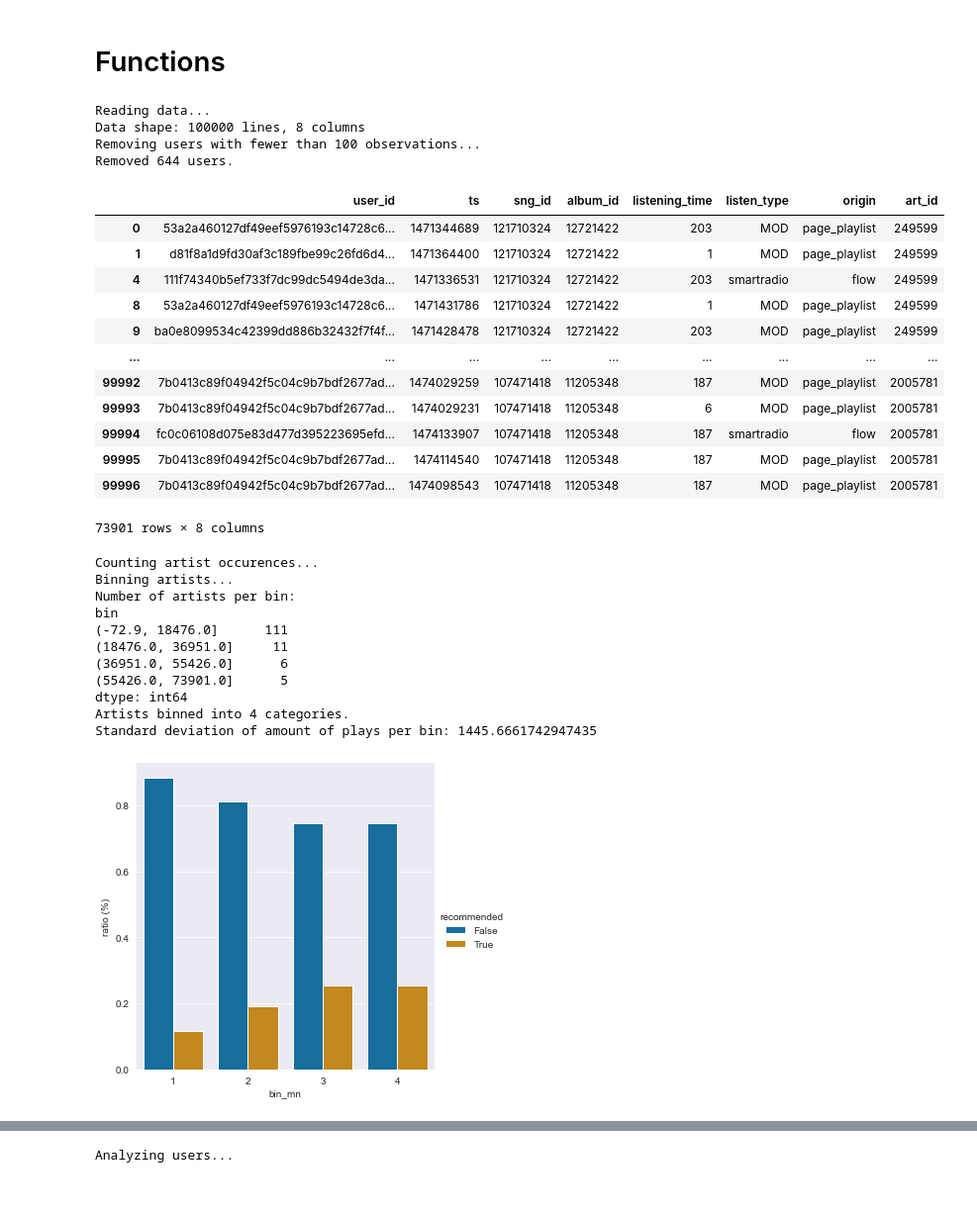
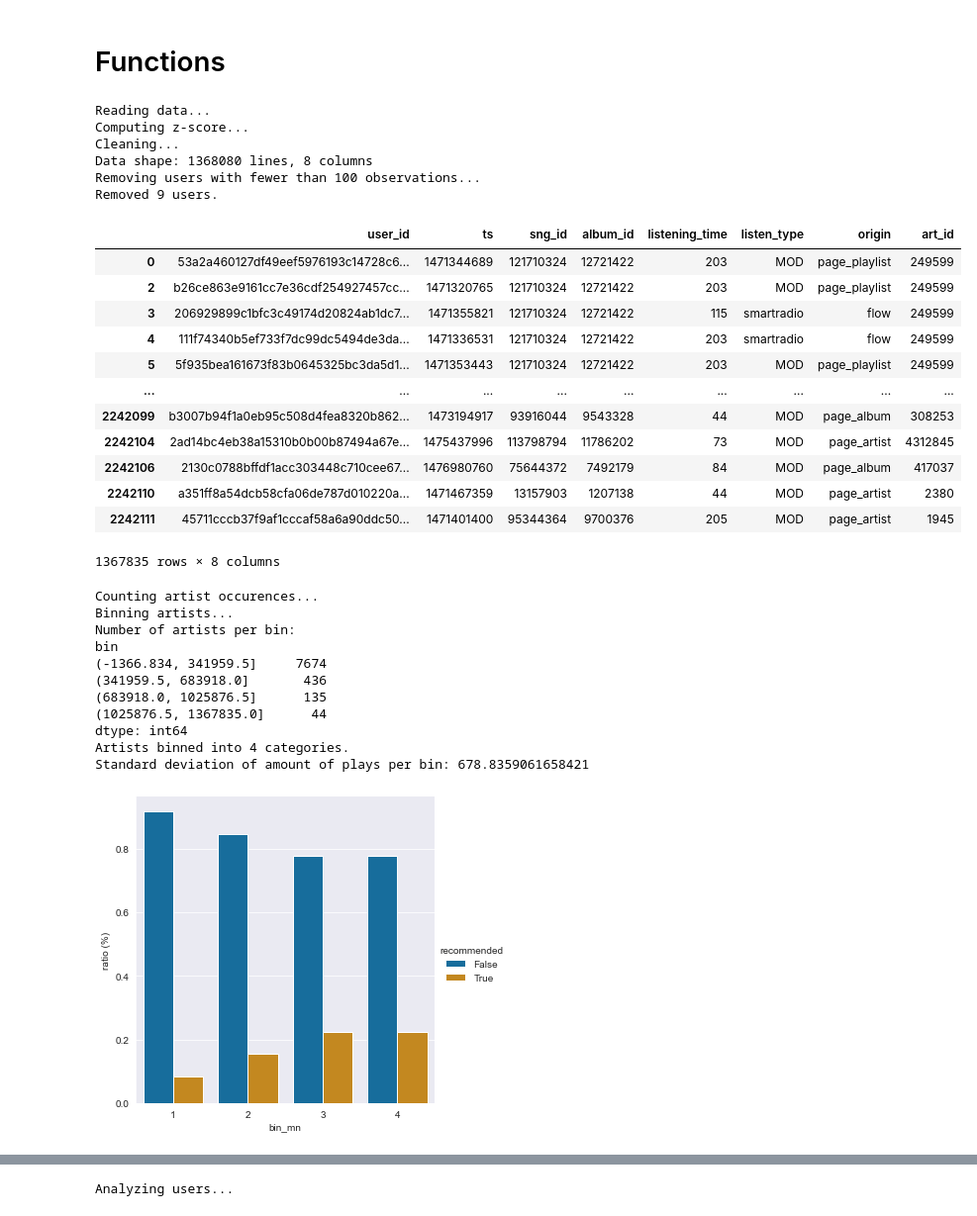
Before and after one commit to QuVil/cmb-recommendation, a Jupyter notebook: src/analysis/mainstream_tests.ipynb, the cells around one changed output, grey strips where cells are left out. Shown at 99% size. Saved outputs shown, nothing was run; the diff lists cells and outputs as text; code cells hidden in the pictures.

```diff
--- a/src/analysis/mainstream_tests.ipynb
+++ b/src/analysis/mainstream_tests.ipynb
@@ -85,35 +85,37 @@ sns.set_palette(sns.color_palette("colorblind"))
 sns.set_style("darkgrid")
 # %%
 print("Reading data...")
-raw_data = pd.read_csv(FILE_NAME).head(100000)
-# raw_data = clean_data(raw_data, z_threshold=3)
+raw_data = pd.read_csv(FILE_NAME)#.head(100000)
+raw_data = clean_data(raw_data, z_threshold=3)
 print(f"Data shape: {raw_data.shape[0]} lines, {raw_data.shape[1]} columns")
 
 print(f"Removing users with fewer than {MIN_OBS} observations...")
 remove_idx = raw_data.groupby(["user_id"]).size()
 remove_idx = remove_idx[remove_idx < MIN_OBS].index.unique()
 
 raw_data = raw_data[~raw_data.user_id.isin(remove_idx)]
 print(f"Removed {len(remove_idx)} users.")
 raw_data
 # %% [output]
 Reading data...
-Data shape: 100000 lines, 8 columns
+Computing z-score...
+Cleaning...
+Data shape: 1368080 lines, 8 columns
 Removing users with fewer than 100 observations...
-Removed 644 users.
+Removed 9 users.
 |  | user_id | ts | sng_id | album_id | listening_time | listen_type | origin | art_id |
 | 0 | 53a2a460127df49eef5976193c14728c6... | 1471344689 | 121710324 | 12721422 | 203 | MOD | page_playlist | 249599 |
-| 1 | d81f8a1d9fd30af3c189fbe99c26fd6d4... | 1471364400 | 121710324 | 12721422 | 1 | MOD | page_playlist | 249599 |
+| 2 | b26ce863e9161cc7e36cdf254927457cc... | 1471320765 | 121710324 | 12721422 | 203 | MOD | page_playlist | 249599 |
+| 3 | 206929899c1bfc3c49174d20824ab1dc7... | 1471355821 | 121710324 | 12721422 | 115 | smartradio | flow | 249599 |
 | 4 | 111f74340b5ef733f7dc99dc5494de3da... | 1471336531 | 121710324 | 12721422 | 203 | smartradio | flow | 249599 |
-| 8 | 53a2a460127df49eef5976193c14728c6... | 1471431786 | 121710324 | 12721422 | 1 | MOD | page_playlist | 249599 |
-| 9 | ba0e8099534c42399dd886b32432f7f4f... | 1471428478 | 121710324 | 12721422 | 203 | MOD | page_playlist | 249599 |
+| 5 | 5f935bea161673f83b0645325bc3da5d1... | 1471353443 | 121710324 | 12721422 | 203 | MOD | page_playlist | 249599 |
 | ... | ... | ... | ... | ... | ... | ... | ... | ... |
-| 99992 | 7b0413c89f04942f5c04c9b7bdf2677ad... | 1474029259 | 107471418 | 11205348 | 187 | MOD | page_playlist | 2005781 |
-| 99993 | 7b0413c89f04942f5c04c9b7bdf2677ad... | 1474029231 | 107471418 | 11205348 | 6 | MOD | page_playlist | 2005781 |
-| 99994 | fc0c06108d075e83d477d395223695efd... | 1474133907 | 107471418 | 11205348 | 187 | smartradio | flow | 2005781 |
-| 99995 | 7b0413c89f04942f5c04c9b7bdf2677ad... | 1474114540 | 107471418 | 11205348 | 187 | MOD | page_playlist | 2005781 |
-| 99996 | 7b0413c89f04942f5c04c9b7bdf2677ad... | 1474098543 | 107471418 | 11205348 | 187 | MOD | page_playlist | 2005781 |
+| 2242099 | b3007b94f1a0eb95c508d4fea8320b862... | 1473194917 | 93916044 | 9543328 | 44 | MOD | page_album | 308253 |
+| 2242104 | 2ad14bc4eb38a15310b0b00b87494a67e... | 1475437996 | 113798794 | 11786202 | 73 | MOD | page_artist | 4312845 |
+| 2242106 | 2130c0788bffdf1acc303448c710cee67... | 1476980760 | 75644372 | 7492179 | 84 | MOD | page_album | 417037 |
+| 2242110 | a351ff8a54dcb58cfa06de787d010220a... | 1471467359 | 13157903 | 1207138 | 44 | MOD | page_artist | 2380 |
+| 2242111 | 45711cccb37f9af1cccaf58a6a90ddc50... | 1471401400 | 95344364 | 9700376 | 205 | MOD | page_artist | 1945 |
-73901 rows × 8 columns
+1367835 rows × 8 columns
 # %%
 # Bin artists together
 artist_data = bin_artists(raw_data, BIN_AMNT, SEPARATE_RECO)
@@ -124,13 +126,13 @@ Counting artist occurences...
 Binning artists...
 Number of artists per bin:
 bin
-(-72.9, 18476.0]      111
-(18476.0, 36951.0]     11
-(36951.0, 55426.0]      6
-(55426.0, 73901.0]      5
+(-1366.834, 341959.5]     7674
+(341959.5, 683918.0]       436
+(683918.0, 1025876.5]      135
+(1025876.5, 1367835.0]      44
 dtype: int64
 Artists binned into 4 categories.
-Standard deviation of amount of plays per bin: 1445.6661742947435
+Standard deviation of amount of plays per bin: 678.8359061658421
 # %%
 # Reversing bin numbers -- just a dirty little workaround to have the "mainstreamest" bin be 1
 artist_data["bin_nb"] = BIN_AMNT+1 - artist_data["bin_nb"]
@@ -155,7 +157,7 @@ ax = sns.catplot(x="bin_nb", y=0, hue="recommended", palette="colorblind", data=
 ax.set(xlabel="bin_mn", ylabel="ratio (%)")
 plt.savefig("../../results/reco_ratio_per_binmn.pdf")
 # %% [output]
-[figure, old version]
+[figure, new version]
 # %%
 # Grouping users and their artist bin consumption
 main_dist = artist_data.groupby(["user_id", "recommended", "bin_nb"] if SEPARATE_RECO
```
Also changed, not shown: parts of 9 cells of this notebook, 8 other files.
